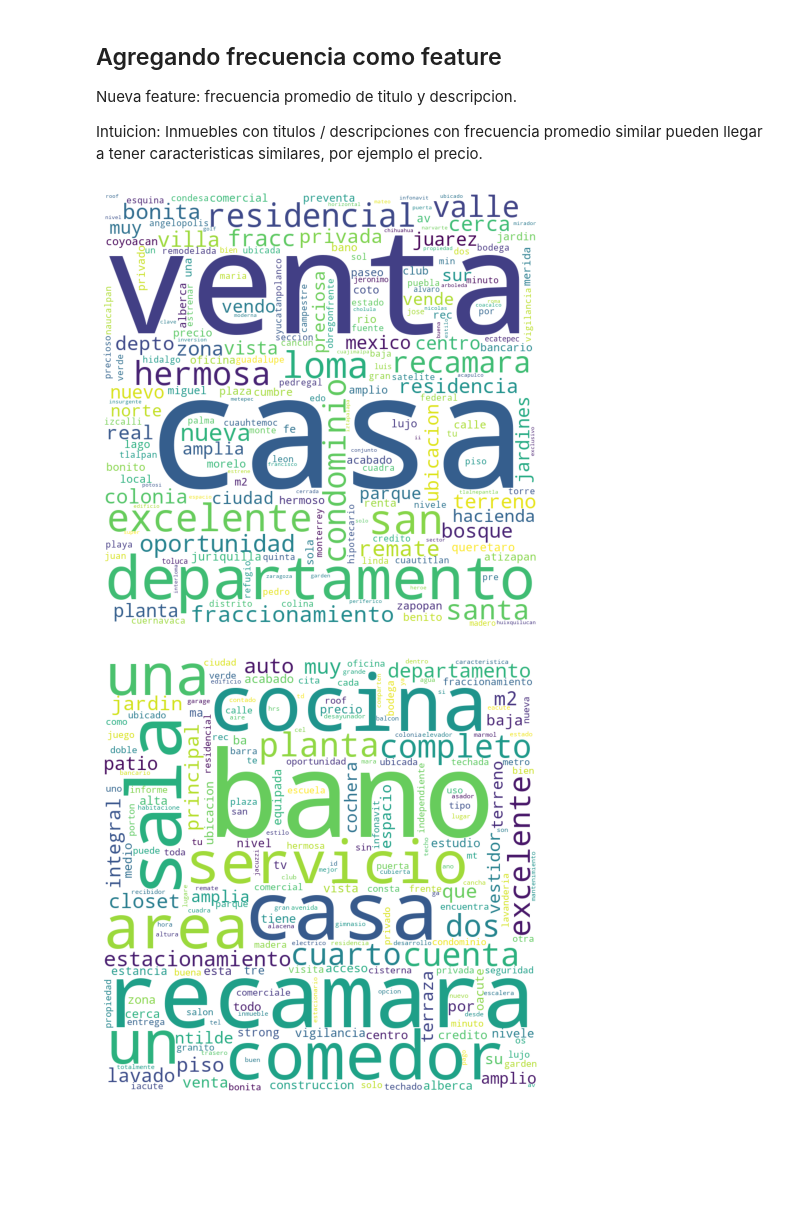
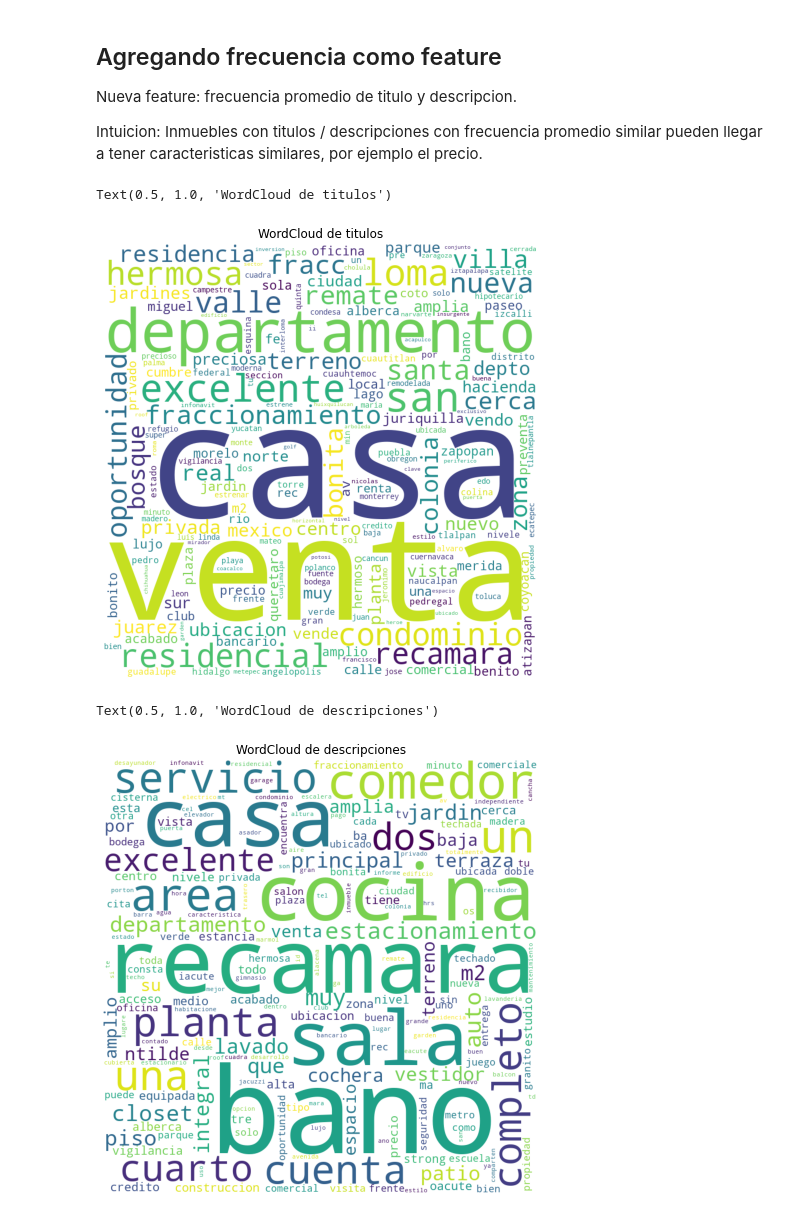
Before and after one commit to mnPanic/metnum-tp3, a Jupyter notebook: notebooks/Wordcloud.ipynb, the cells around one changed output. Saved outputs shown, nothing was run; the diff lists cells and outputs as text; code cells hidden in the pictures; blank space fills up the shorter version.

```diff
--- a/notebooks/Wordcloud.ipynb
+++ b/notebooks/Wordcloud.ipynb
@@ -26,9 +26,13 @@ import wordcloud_features as wf
 desc_wc, titles_wc = wf.add_frequency_features(df)
 # %%
 wf.plot_wc(titles_wc)
+plt.title("WordCloud de titulos")
 # %% [output]
+Text(0.5, 1.0, 'WordCloud de titulos')
-[figure, old version]
+[figure, new version]
 # %%
 wf.plot_wc(desc_wc)
+plt.title("WordCloud de descripciones")
 # %% [output]
+Text(0.5, 1.0, 'WordCloud de descripciones')
-[figure, old version]
+[figure, new version]
```
Also changed, not shown: parts of 9 cells of this notebook, 4 other files.
